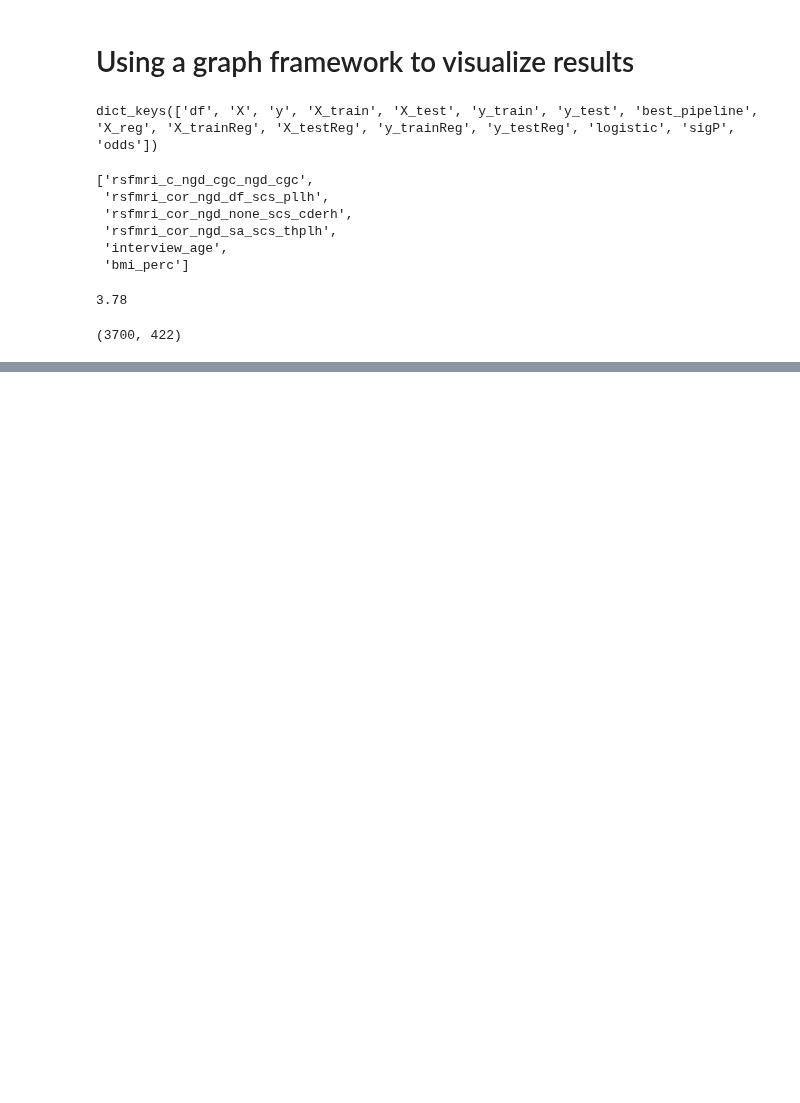
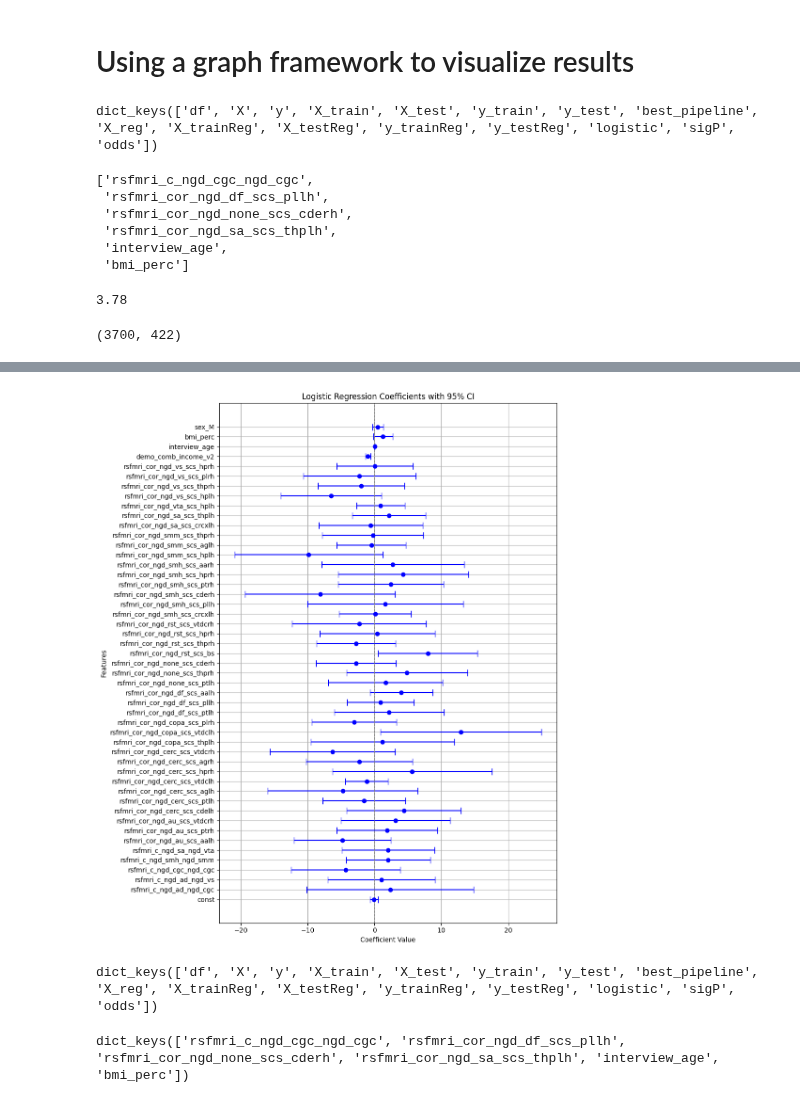
Before and after one commit to grace-shearrer/SSIB-2024, a Jupyter notebook: Scripts_Yana/Final_cleaning_data_scripts/SSBneuroGraph.ipynb, the cells around one changed output, grey strips where cells are left out. Saved outputs shown, nothing was run; the diff lists cells and outputs as text; code cells hidden in the pictures; blank space fills up the shorter version.

```diff
--- a/Scripts_Yana/Final_cleaning_data_scripts/SSBneuroGraph.ipynb
+++ b/Scripts_Yana/Final_cleaning_data_scripts/SSBneuroGraph.ipynb
@@ -372,0 +364,33 @@ grapher(lowG)
+# %%
+import matplotlib.pyplot as plt
+
+# Adjust figure size for better spacing
+plt.figure(figsize=(10, 12))  # Increase height for more spacing
+
+# Plot coefficients with error bars
+plt.errorbar(conf['Coefficient'], conf.index,
+             xerr=[conf['Coefficient'] - conf['Lower CI'],
+                   conf['Upper CI'] - conf['Coefficient']],
+             fmt='o', color='blue', capsize=5)
+
+plt.axvline(x=0, linestyle='--', color='grey', linewidth=1)  # Add vertical line at 0
+plt.title('Logistic Regression Coefficients with 95% CI')
+plt.xlabel('Coefficient Value')
+plt.ylabel('Features')
+
+# Increase spacing between variables
+plt.yticks(ticks=range(len(conf.index)), labels=conf.index, fontsize=10)  # Adjust font size
+
+plt.grid(True)
+plt.tight_layout()  # Ensures labels fit within the figure size
+plt.show()
+# %% [output]
+[figure, added]
+# %%
+savedDict.keys()
+# %% [output]
+dict_keys(['df', 'X', 'y', 'X_train', 'X_test', 'y_train', 'y_test', 'best_pipeline', 'X_reg', 'X_trainReg', 'X_testReg', 'y_trainReg', 'y_testReg', 'logistic', 'sigP', 'odds'])
+# %%
+savedDict['odds'].keys()
+# %% [output]
+dict_keys(['rsfmri_c_ngd_cgc_ngd_cgc', 'rsfmri_cor_ngd_df_scs_pllh', 'rsfmri_cor_ngd_none_scs_cderh', 'rsfmri_cor_ngd_sa_scs_thplh', 'interview_age', 'bmi_perc'])
```
Also changed, not shown: parts of 43 cells of this notebook, 2 other files.
